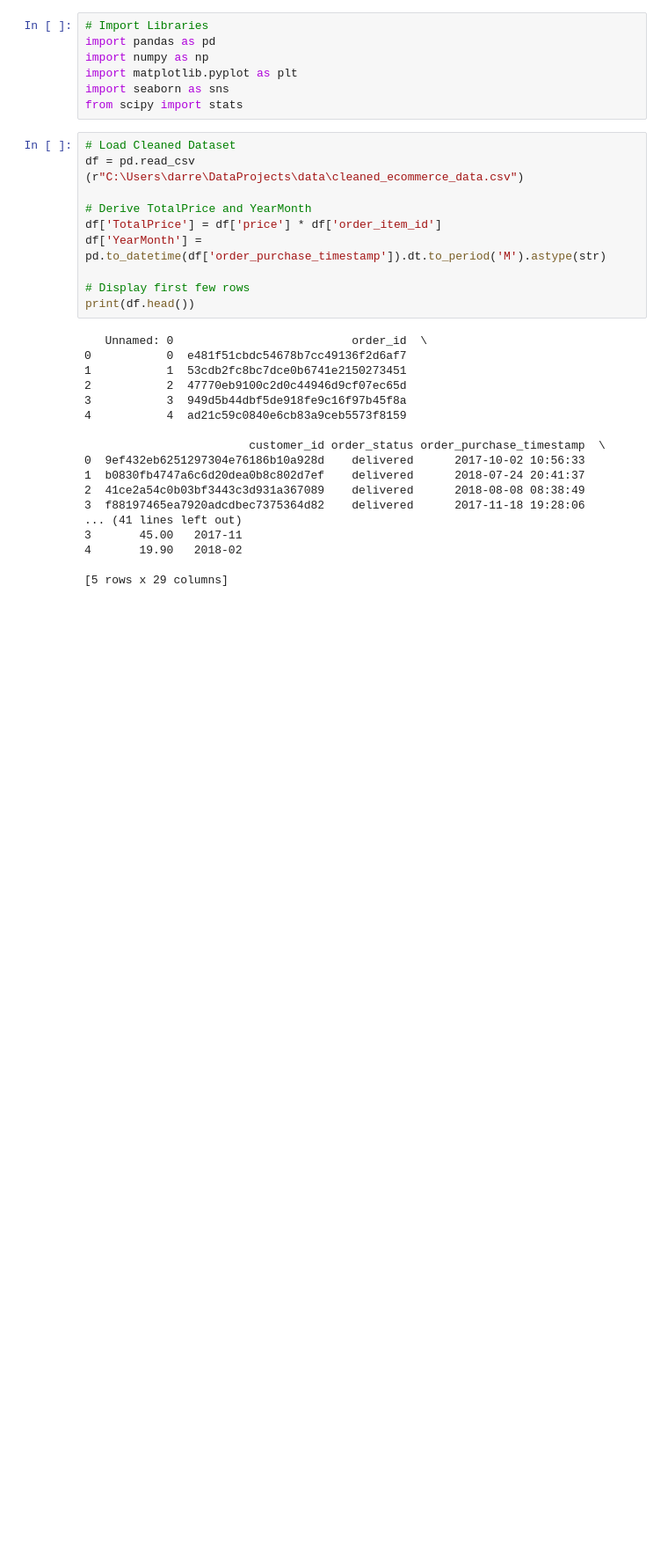
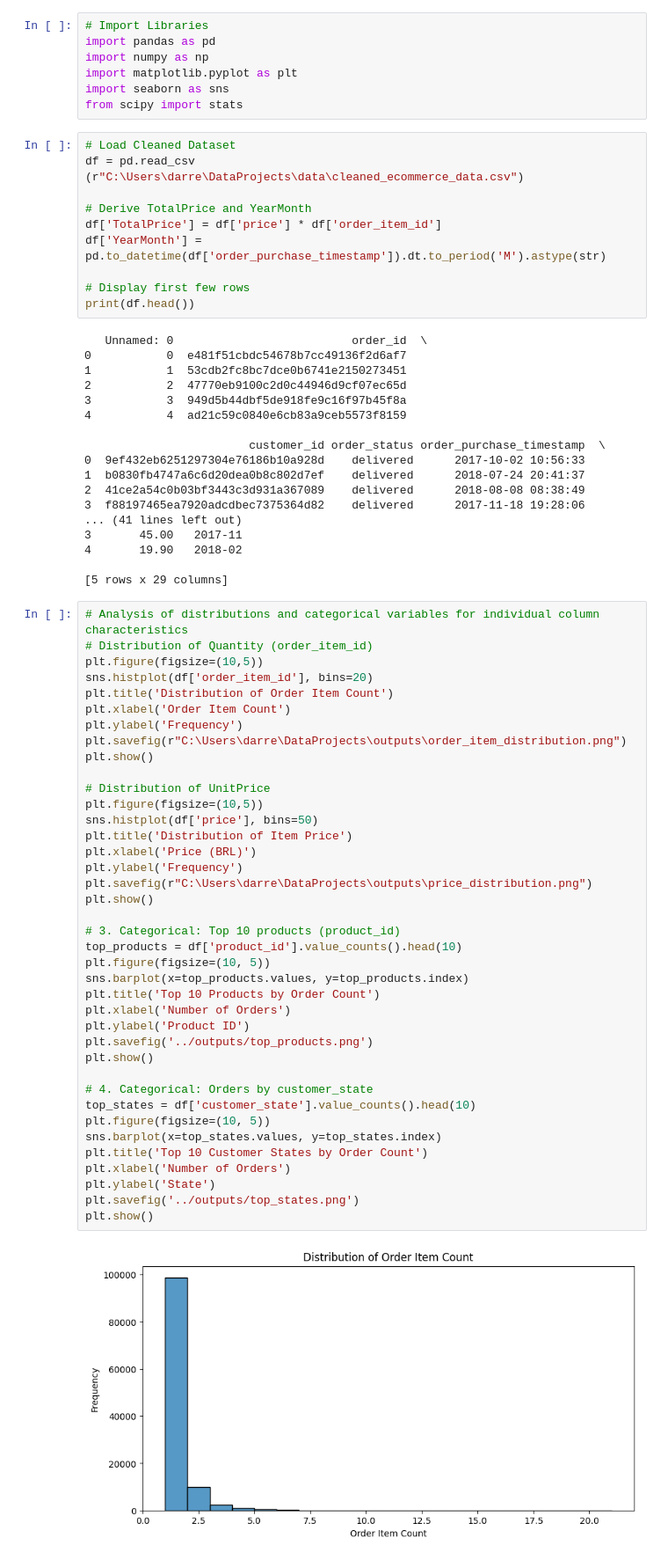
Before and after one commit to Darrell-Bailey/ecommerce-sales-analysis, a Jupyter notebook: notebooks/eda.ipynb, the cells around one changed output. Shown at 88% size. Saved outputs shown, nothing was run; the diff lists cells and outputs as text; blank space fills up the shorter version.

Commit message:
EDA: Univariate analysis with distributions and top products/states

```diff
--- a/notebooks/eda.ipynb
+++ b/notebooks/eda.ipynb
@@ -33,3 +33,44 @@ print(df.head())
 4       19.90   2018-02
 
 [5 rows x 29 columns]
+# %%
+# Analysis of distributions and categorical variables for individual column characteristics
+# Distribution of Quantity (order_item_id)
+plt.figure(figsize=(10,5))
+sns.histplot(df['order_item_id'], bins=20)
+plt.title('Distribution of Order Item Count')
+plt.xlabel('Order Item Count')
+plt.ylabel('Frequency')
+plt.savefig(r"C:\Users\darre\DataProjects\outputs\order_item_distribution.png")
+plt.show()
+
+# Distribution of UnitPrice
+plt.figure(figsize=(10,5))
+sns.histplot(df['price'], bins=50)
+plt.title('Distribution of Item Price')
+plt.xlabel('Price (BRL)')
+plt.ylabel('Frequency')
+plt.savefig(r"C:\Users\darre\DataProjects\outputs\price_distribution.png")
+plt.show()
+
+# 3. Categorical: Top 10 products (product_id)
+top_products = df['product_id'].value_counts().head(10)
+plt.figure(figsize=(10, 5))
+sns.barplot(x=top_products.values, y=top_products.index)
+plt.title('Top 10 Products by Order Count')
+plt.xlabel('Number of Orders')
+plt.ylabel('Product ID')
+plt.savefig('../outputs/top_products.png')
+plt.show()
+
+# 4. Categorical: Orders by customer_state
+top_states = df['customer_state'].value_counts().head(10)
+plt.figure(figsize=(10, 5))
+sns.barplot(x=top_states.values, y=top_states.index)
+plt.title('Top 10 Customer States by Order Count')
+plt.xlabel('Number of Orders')
+plt.ylabel('State')
+plt.savefig('../outputs/top_states.png')
+plt.show()
+# %% [output]
+[figure, added]
```
Also changed, not shown: parts of 1 cell of this notebook, 4 other files.
